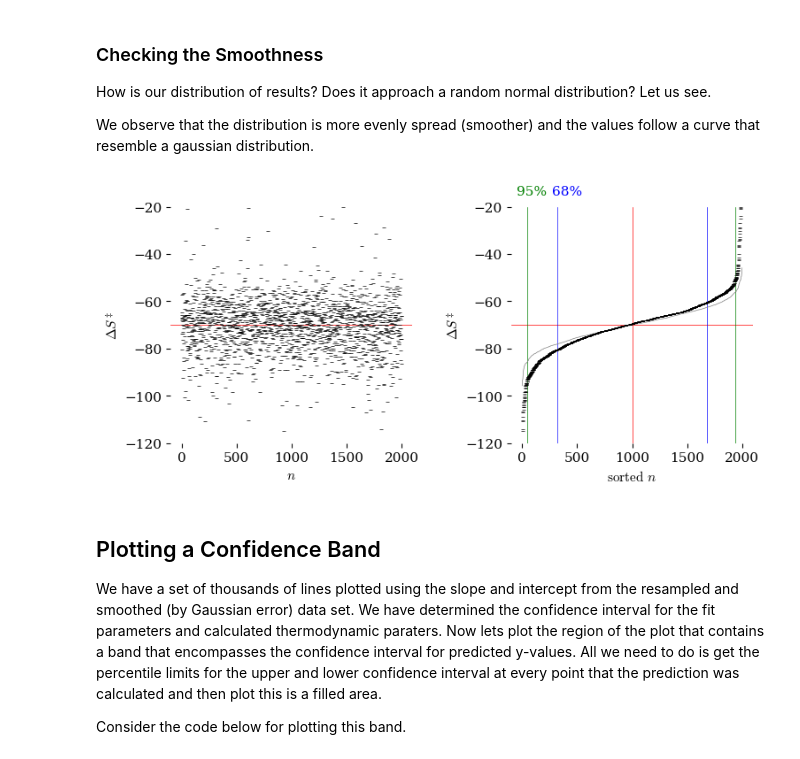
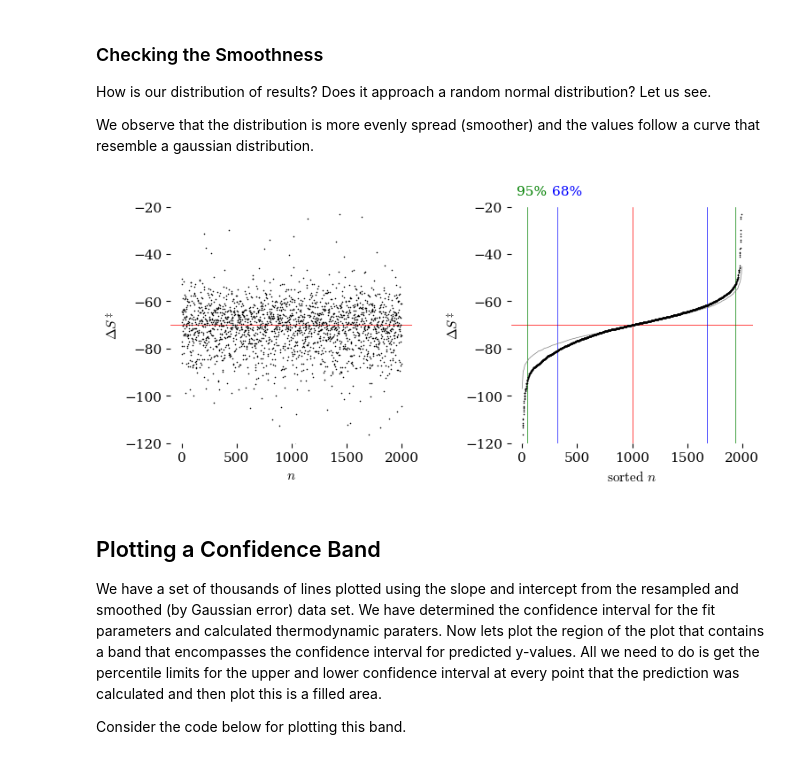
Before and after one commit to blinkletter/StealThisCode, a Jupyter notebook: 5_Erying/5A-Eyring_Exercises_5_Bootstrap.ipynb, the cells around one changed output. Cells and saved outputs as stored; diff of their text form; code cells hidden in the pictures.

```diff
--- a/5_Erying/5A-Eyring_Exercises_5_Bootstrap.ipynb
+++ b/5_Erying/5A-Eyring_Exercises_5_Bootstrap.ipynb
@@ -759,9 +767,9 @@ ax[1].set(
        )
 #ax[1].set_xticks([0,0.001,0.002,0.003])
 
-ax[0].scatter(x1, y1, marker='_', s = 10,
+ax[0].scatter(x1, y1, marker='o', s = 0.4,
               color='black', linewidth = 0.5, zorder=1)
-ax[1].scatter(x1, y1_sorted, marker='_', s = 10,
+ax[1].scatter(x1, y1_sorted, marker='o', s = 0.4,
               color='black', linewidth = 0.5, zorder=1)
 
 
@@ -784,34 +792,34 @@ ax[1].text(percentile68left-50,-15,"68%", color="blue")
 ### 95%
 percentile95left = np.percentile(x1,2.5)
 percentile95right = np.percentile(x1,97.1)
 
 ax[1].axvline(percentile95left, color="green", linewidth = 0.5, zorder = 0)
 ax[1].axvline(percentile95right, color="green", linewidth = 0.5, zorder = 0)
 ax[1].text(percentile95left-100,-15,"95%", color="green")
 
 
 #######################################
 ### Plot gaussin Dist
 #######################################
 
 y_r_list = []
 for q in x1:
     y_r = np.random.normal(value.n, value.s)   ### smooth with gaussian error
     y_r_list.append(y_r)
 
 y_r_list.sort()
 
 ax[1].plot(x1, y_r_list, "-", color = "gray", linewidth = 0.5, zorder = 0)
 
 #######################################
 ### Output plot
 #######################################
 
 plt.tight_layout(pad=2, h_pad=None, w_pad=None, rect=None)
 plt.savefig("plots/Eyring_bootstrap_5.pdf")
 plt.show()
 # %% [output]
-[figure, old version]
+[figure, new version]
 # %% [markdown]
 ## Plotting a Confidence Band
 
```
Also changed, not shown: parts of 6 cells of this notebook, 6 other files.
